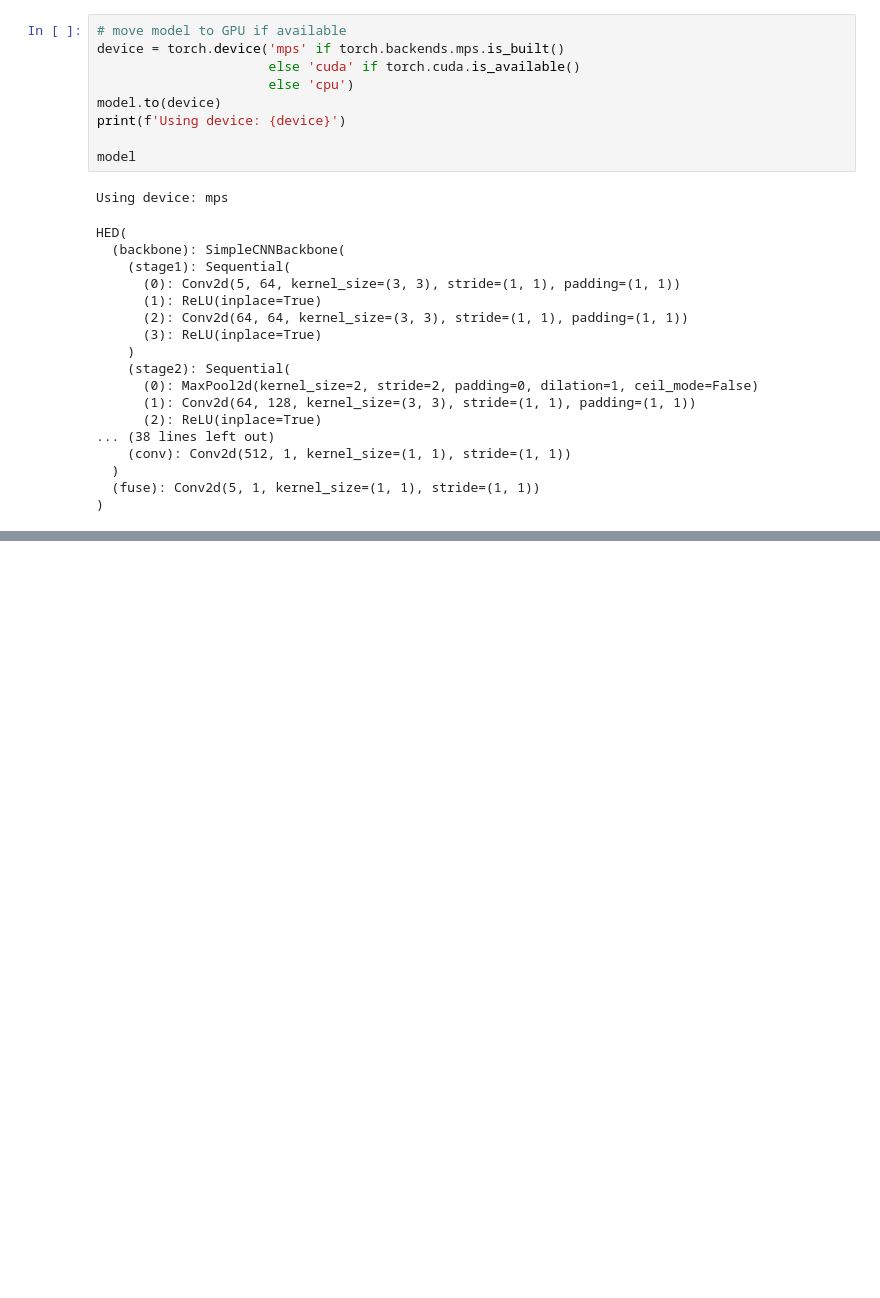
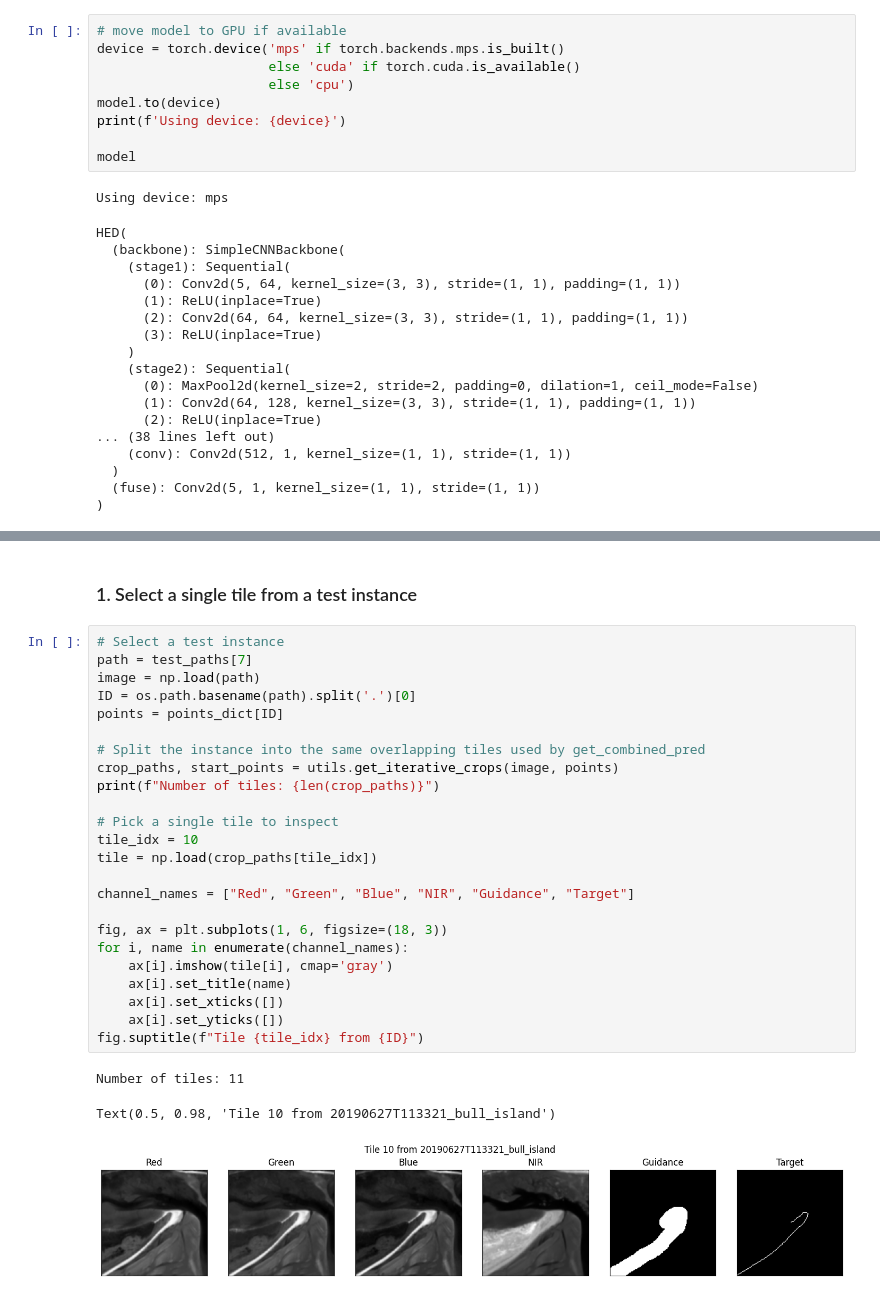
Before and after one commit to conorosully/sentinel2-vegetation-line, a Jupyter notebook: demo.ipynb, the cells around one changed output, grey strips where cells are left out. Drawn from its saved outputs; the diff is of its cells as text; blank space fills up the shorter version.

```diff
--- a/demo.ipynb
+++ b/demo.ipynb
@@ -81,0 +89,30 @@ HED(
+# %% [markdown]
+### 1. Select a single tile from a test instance
+# %%
+# Select a test instance
+path = test_paths[7]
+image = np.load(path)
+ID = os.path.basename(path).split('.')[0]
+points = points_dict[ID]
+
+# Split the instance into the same overlapping tiles used by get_combined_pred
+crop_paths, start_points = utils.get_iterative_crops(image, points)
+print(f"Number of tiles: {len(crop_paths)}")
+
+# Pick a single tile to inspect
+tile_idx = 10
+tile = np.load(crop_paths[tile_idx])
+
+channel_names = ["Red", "Green", "Blue", "NIR", "Guidance", "Target"]
+
+fig, ax = plt.subplots(1, 6, figsize=(18, 3))
+for i, name in enumerate(channel_names):
+    ax[i].imshow(tile[i], cmap='gray')
+    ax[i].set_title(name)
+    ax[i].set_xticks([])
+    ax[i].set_yticks([])
+fig.suptitle(f"Tile {tile_idx} from {ID}")
+# %% [output]
+Number of tiles: 11
+Text(0.5, 0.98, 'Tile 10 from 20190627T113321_bull_island')
+[figure, added]
```
Also changed, not shown: parts of 13 cells of this notebook, 1 other file.
